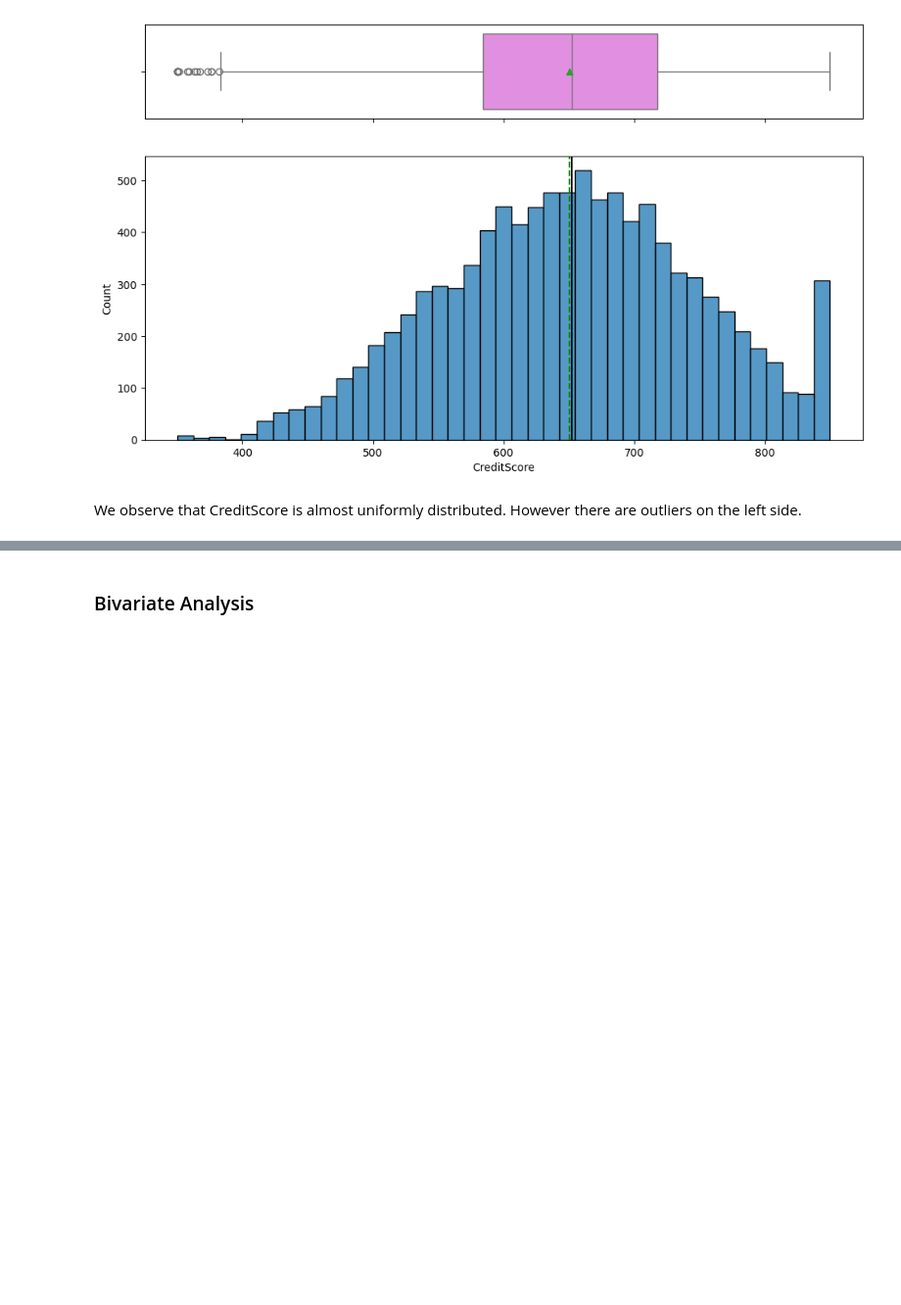
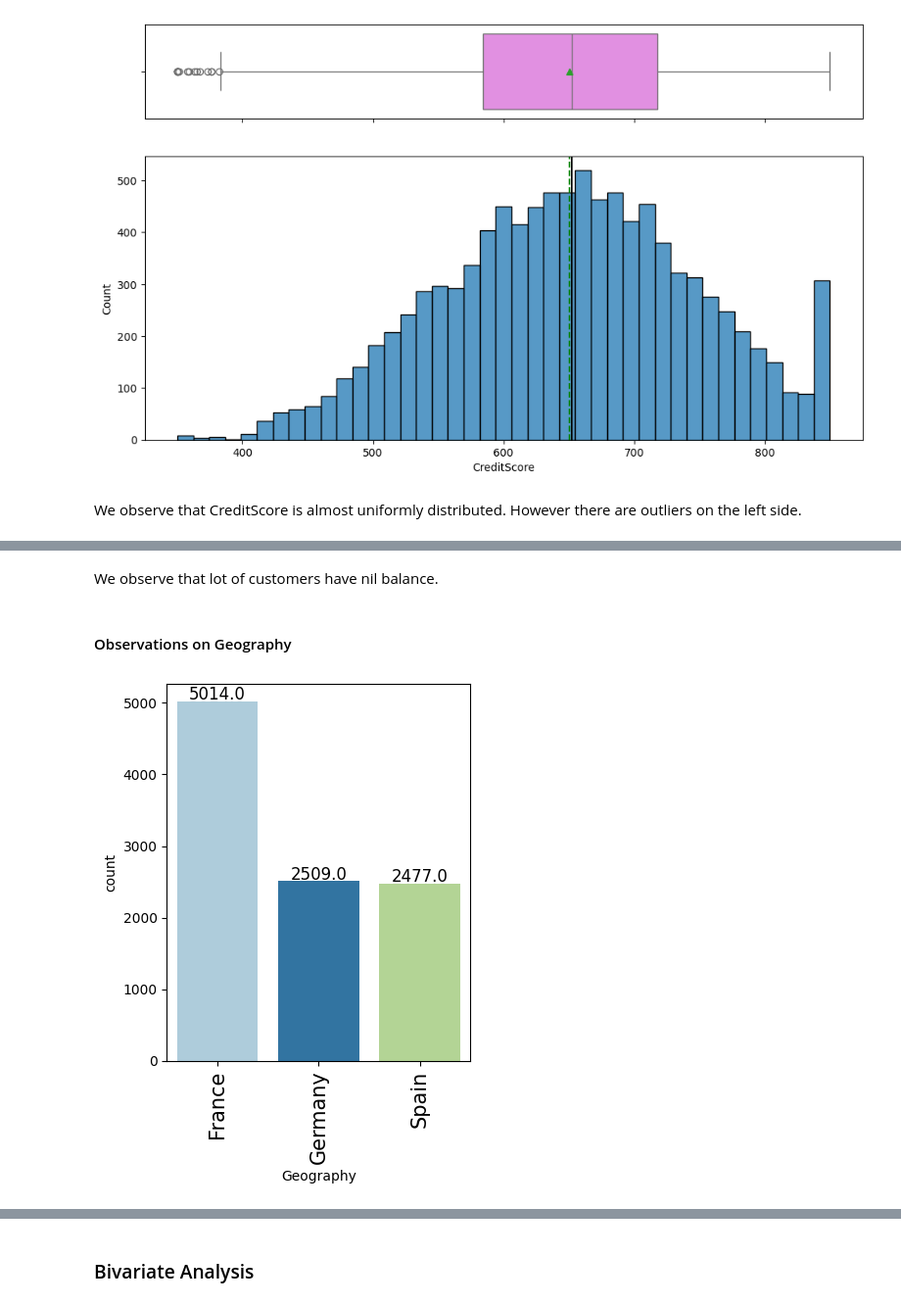
Before and after one commit to nirajguru/machine-learning-projects, a Jupyter notebook: bank-churn/notebook/Bank_Churn_Proj7_Niraj.ipynb, the cells around one changed output, grey strips where cells are left out. Shown at 98% size. Drawn from its saved outputs; the diff is of its cells as text; code cells hidden in the pictures; blank space fills up the shorter version.

```diff
--- a/bank-churn/notebook/Bank_Churn_Proj7_Niraj.ipynb
+++ b/bank-churn/notebook/Bank_Churn_Proj7_Niraj.ipynb
@@ -339,0 +367,8 @@ We observe that CreditScore is almost uniformly distributed. However there are o
+# %% [markdown]
+We observe that lot of customers have nil balance.
+# %% [markdown]
+#### Observations on Geography
+# %%
+labeled_barplot(ds, "Geography")
+# %% [output]
+[figure, added]
```
Also changed, not shown: parts of 77 cells of this notebook.
